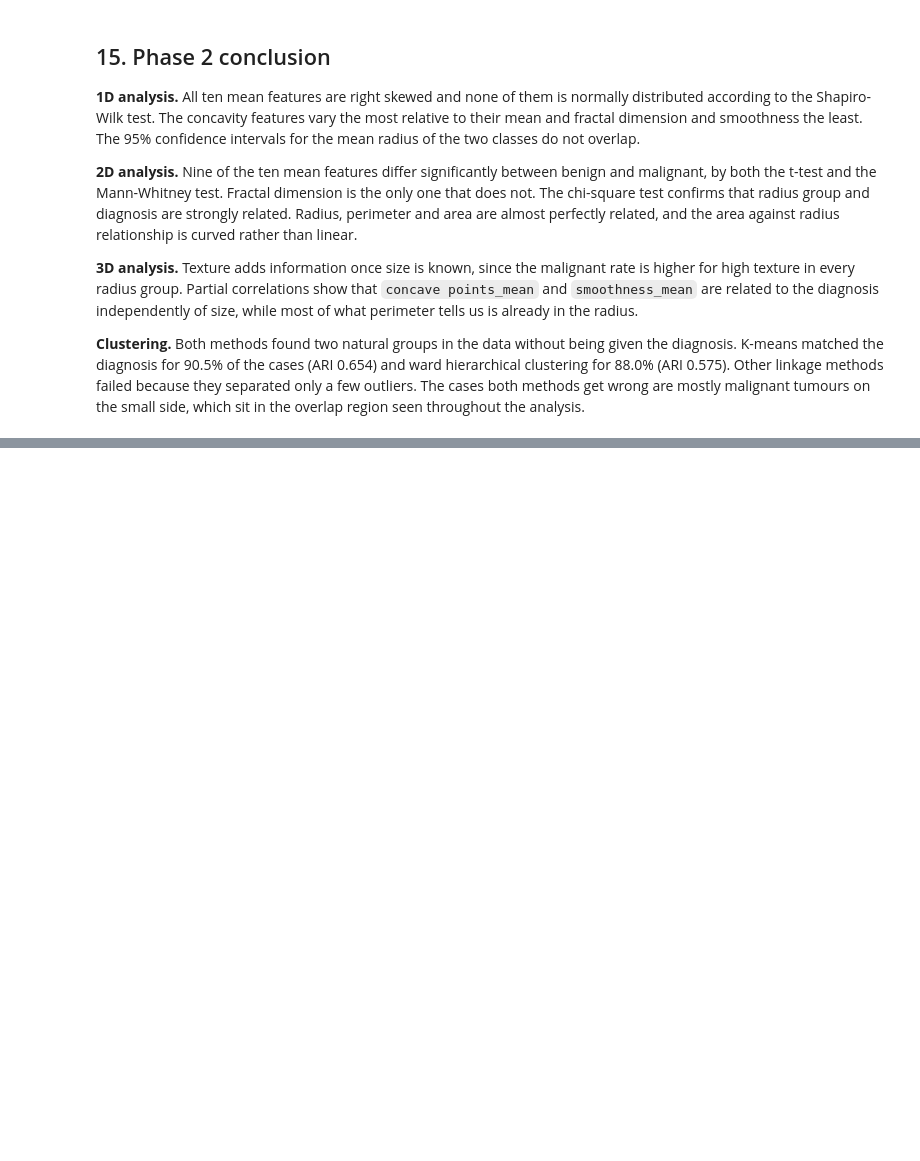
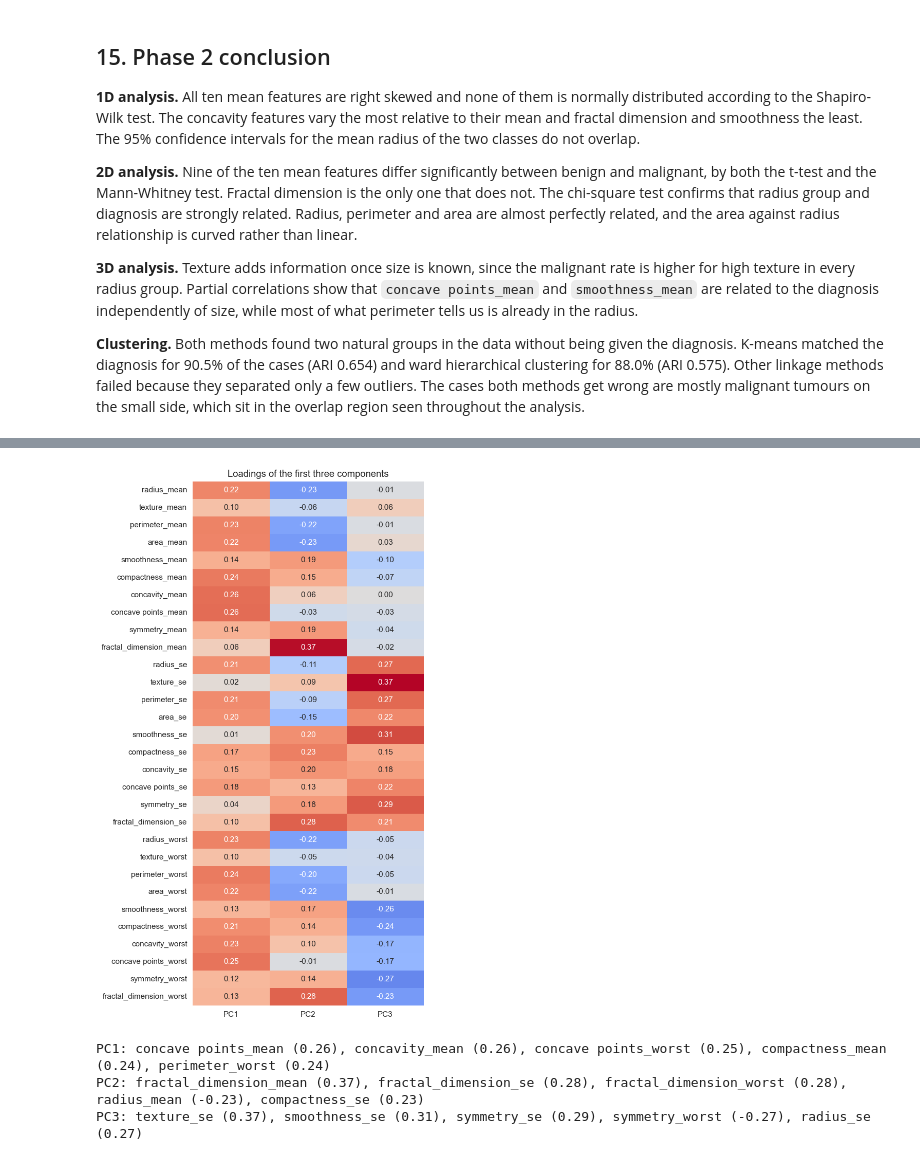
Before and after one commit to HussainDiyab/Hussain_Diyab, a Jupyter notebook: EDA_Phase1.ipynb, the cells around one changed output, grey strips where cells are left out. Drawn from its saved outputs; the diff is of its cells as text; code cells hidden in the pictures; blank space fills up the shorter version.

```diff
--- a/EDA_Phase1.ipynb
+++ b/EDA_Phase1.ipynb
@@ -1259,0 +1327,18 @@ which sit in the overlap region seen throughout the analysis.
+# %%
+loadings = pd.DataFrame(pca_all.components_[:3].T, index=feature_cols, columns=["PC1", "PC2", "PC3"])
+
+plt.figure(figsize=(6, 10))
+sns.heatmap(loadings, cmap="coolwarm", center=0, annot=True, fmt=".2f", cbar=False)
+plt.title("Loadings of the first three components")
+plt.tight_layout()
+plt.show()
+# %% [output]
+[figure, added]
+# %%
+for pc in ["PC1", "PC2", "PC3"]:
+    top = loadings[pc].abs().sort_values(ascending=False).head(5).index
+    print(pc + ":", ", ".join("%s (%.2f)" % (f, loadings.loc[f, pc]) for f in top))
+# %% [output]
+PC1: concave points_mean (0.26), concavity_mean (0.26), concave points_worst (0.25), compactness_mean (0.24), perimeter_worst (0.24)
+PC2: fractal_dimension_mean (0.37), fractal_dimension_se (0.28), fractal_dimension_worst (0.28), radius_mean (-0.23), compactness_se (0.23)
+PC3: texture_se (0.37), smoothness_se (0.31), symmetry_se (0.29), symmetry_worst (-0.27), radius_se (0.27)
```
Also changed, not shown: parts of 32 cells of this notebook, 1 other file.
